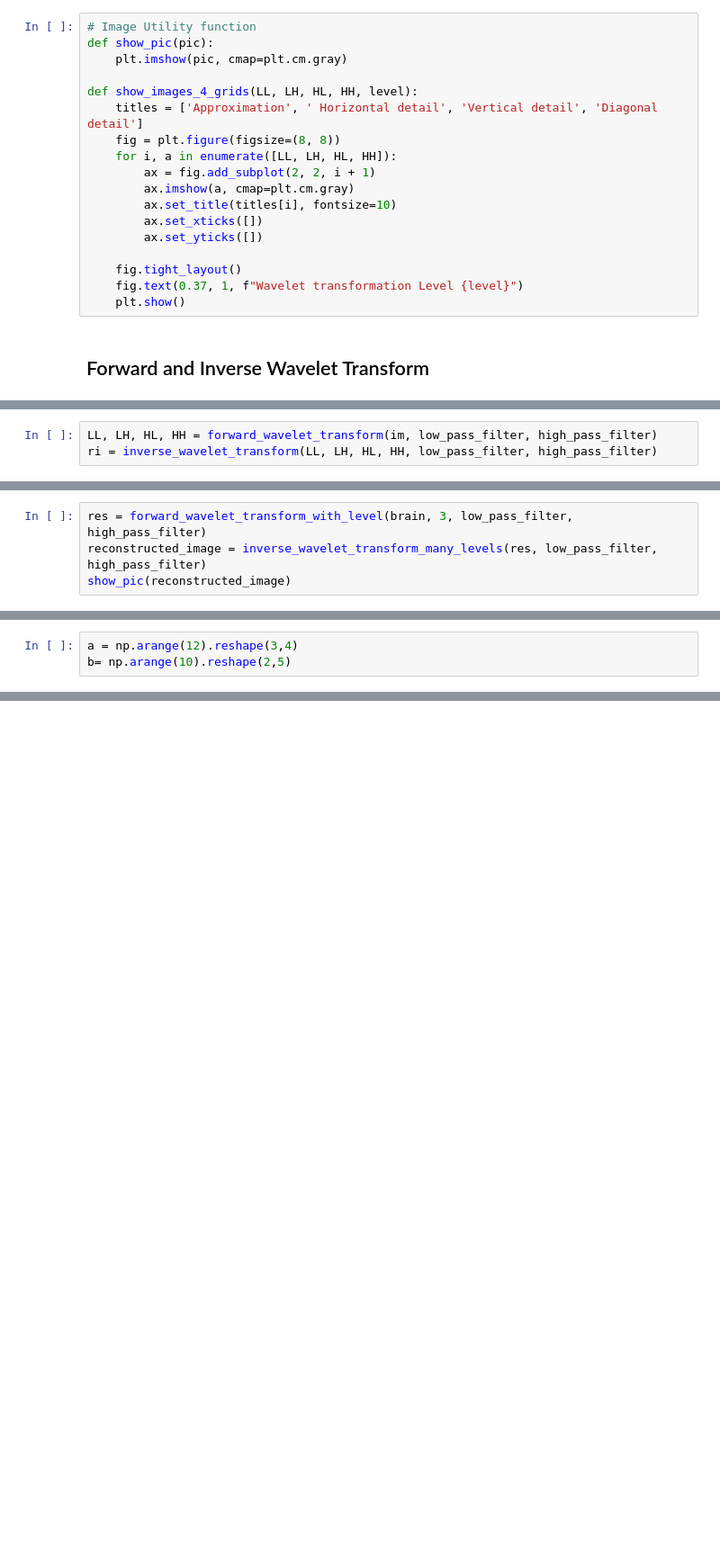
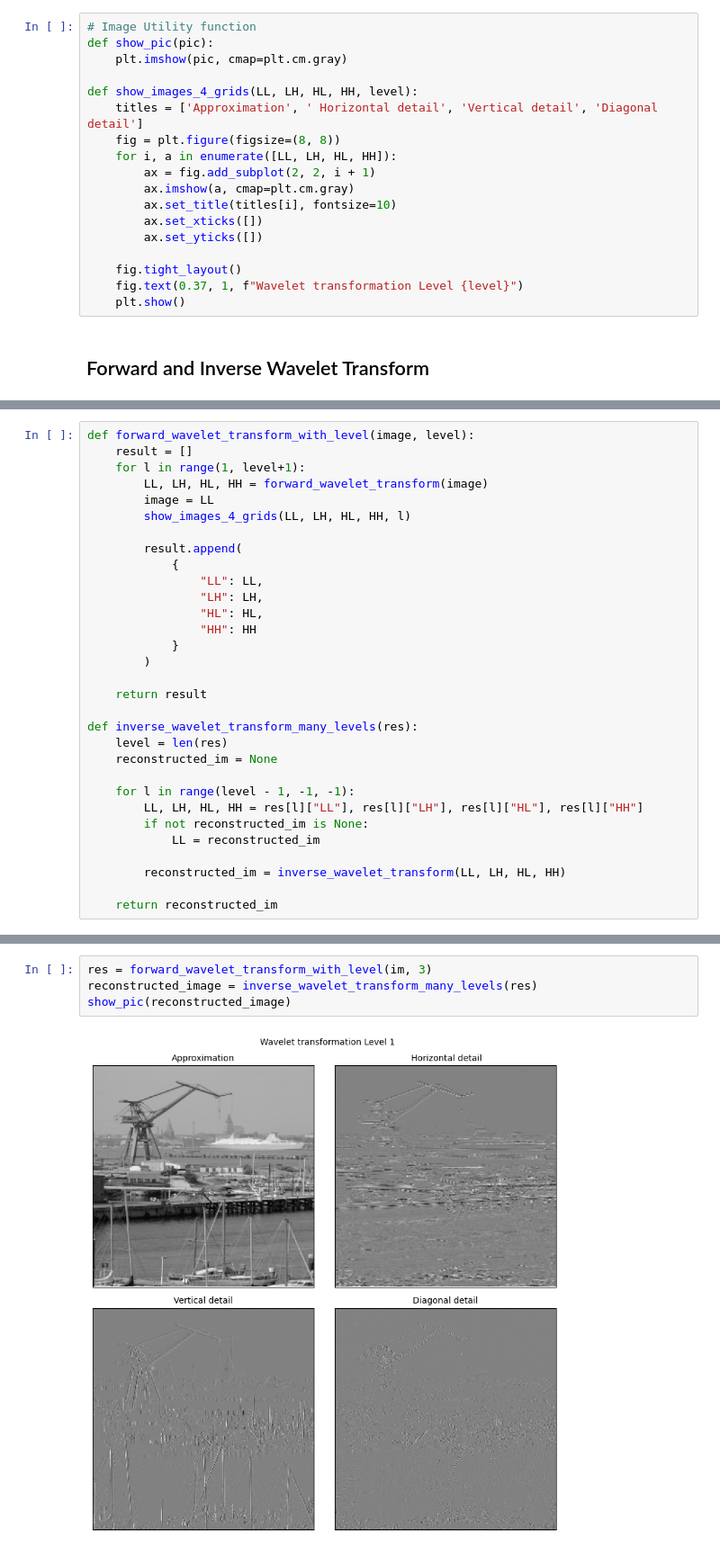
Before and after one commit to ikenichaa/wavelet-transform, a Jupyter notebook: task2-convolution.ipynb, the cells around one changed output, grey strips where cells are left out. Shown at 90% size. Saved outputs shown, nothing was run; the diff lists cells and outputs as text; blank space fills up the shorter version.

```diff
--- a/task2-convolution.ipynb
+++ b/task2-convolution.ipynb
@@ -229,3 +43,0 @@ show_pic(ri)
-# %%
-LL, LH, HL, HH = forward_wavelet_transform(im, low_pass_filter, high_pass_filter)
-ri = inverse_wavelet_transform(LL, LH, HL, HH, low_pass_filter, high_pass_filter)
@@ -269,4 +43,0 @@ reconstructed_image.shape
-# %%
-res = forward_wavelet_transform_with_level(brain, 3, low_pass_filter, high_pass_filter)
-reconstructed_image = inverse_wavelet_transform_many_levels(res, low_pass_filter, high_pass_filter)
-show_pic(reconstructed_image)
@@ -302,3 +43,0 @@ d
-# %%
-a = np.arange(12).reshape(3,4)
-b= np.arange(10).reshape(2,5)
@@ -304,0 +176,31 @@ b= np.arange(10).reshape(2,5)
+# %%
+def forward_wavelet_transform_with_level(image, level):
+    result = []
+    for l in range(1, level+1):
+        LL, LH, HL, HH = forward_wavelet_transform(image)
+        image = LL
+        show_images_4_grids(LL, LH, HL, HH, l)
+
+        result.append(
+            {
+                "LL": LL,
+                "LH": LH,
+                "HL": HL,
+                "HH": HH
+            }
+        )
+
+    return result
+
+def inverse_wavelet_transform_many_levels(res):
+    level = len(res)
+    reconstructed_im = None
+
+    for l in range(level - 1, -1, -1):
+        LL, LH, HL, HH = res[l]["LL"], res[l]["LH"], res[l]["HL"], res[l]["HH"]
+        if not reconstructed_im is None:
+            LL = reconstructed_im
+
+        reconstructed_im = inverse_wavelet_transform(LL, LH, HL, HH)
+
+    return reconstructed_im
@@ -304,0 +221,6 @@ b= np.arange(10).reshape(2,5)
+# %%
+res = forward_wavelet_transform_with_level(im, 3)
+reconstructed_image = inverse_wavelet_transform_many_levels(res)
+show_pic(reconstructed_image)
+# %% [output]
+[figure, added]
```
Also changed, not shown: parts of 48 cells of this notebook.
